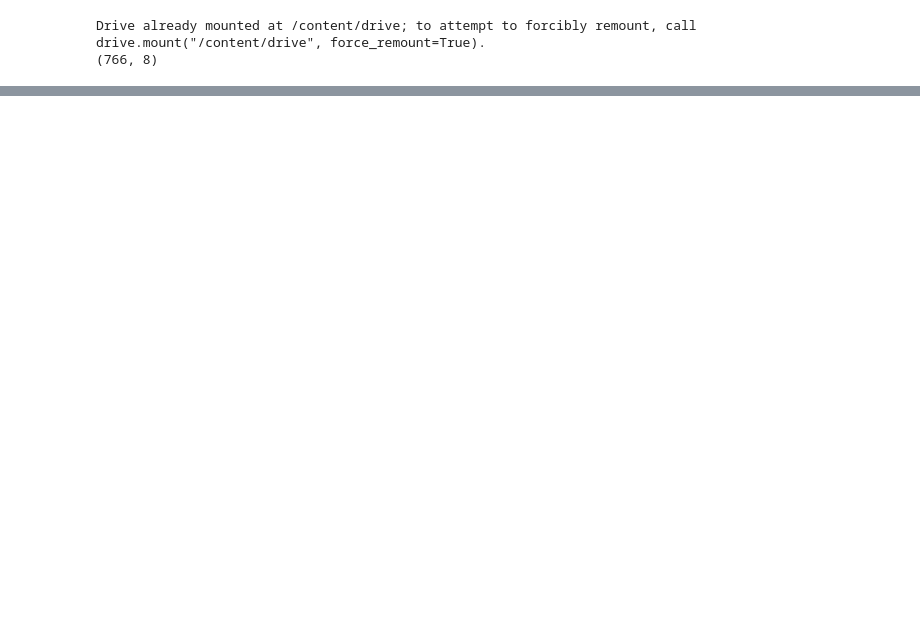
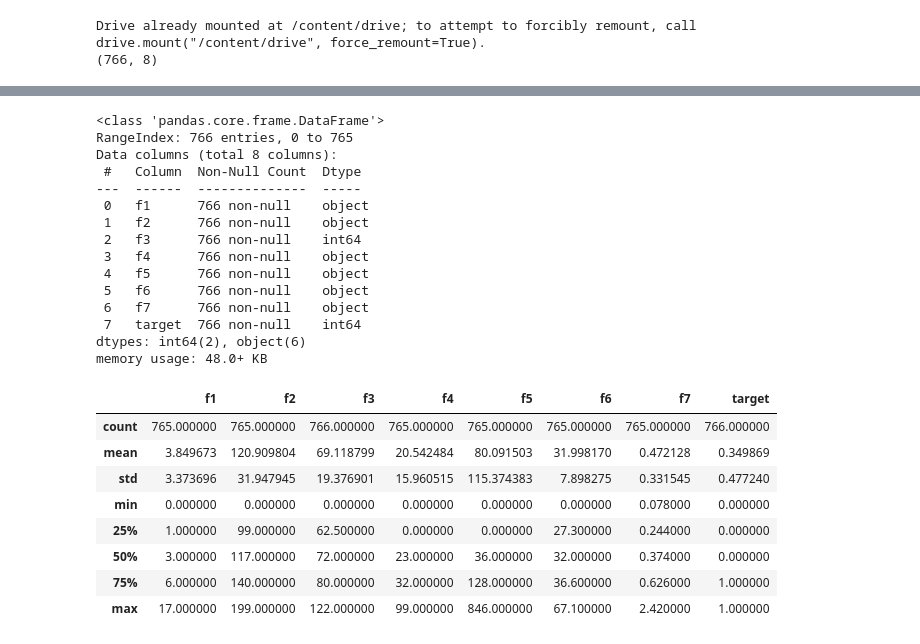
Before and after one commit to Ganesh-Kdt/Assignment-2-NN, a Jupyter notebook: Assignment_2.ipynb, the cells around one changed output, grey strips where cells are left out. Drawn from its saved outputs; the diff is of its cells as text; code cells hidden in the pictures; blank space fills up the shorter version.

```diff
--- a/Assignment_2.ipynb
+++ b/Assignment_2.ipynb
@@ -92,0 +19,30 @@ Test data shape: torch.Size([115, 7]) torch.Size([115])
+# %%
+#main statistics related to our dataset
+df.info()
+df=df.apply(pd.to_numeric,errors='coerce')
+df.describe()
+# %% [output]
+<class 'pandas.core.frame.DataFrame'>
+RangeIndex: 766 entries, 0 to 765
+Data columns (total 8 columns):
+ #   Column  Non-Null Count  Dtype
+---  ------  --------------  -----
+ 0   f1      766 non-null    object
+ 1   f2      766 non-null    object
+ 2   f3      766 non-null    int64
+ 3   f4      766 non-null    object
+ 4   f5      766 non-null    object
+ 5   f6      766 non-null    object
+ 6   f7      766 non-null    object
+ 7   target  766 non-null    int64
+dtypes: int64(2), object(6)
+memory usage: 48.0+ KB
+|  | f1 | f2 | f3 | f4 | f5 | f6 | f7 | target |
+| count | 765.000000 | 765.000000 | 766.000000 | 765.000000 | 765.000000 | 765.000000 | 765.000000 | 766.000000 |
+| mean | 3.849673 | 120.909804 | 69.118799 | 20.542484 | 80.091503 | 31.998170 | 0.472128 | 0.349869 |
+| std | 3.373696 | 31.947945 | 19.376901 | 15.960515 | 115.374383 | 7.898275 | 0.331545 | 0.477240 |
+| min | 0.000000 | 0.000000 | 0.000000 | 0.000000 | 0.000000 | 0.000000 | 0.078000 | 0.000000 |
+| 25% | 1.000000 | 99.000000 | 62.500000 | 0.000000 | 0.000000 | 27.300000 | 0.244000 | 0.000000 |
+| 50% | 3.000000 | 117.000000 | 72.000000 | 23.000000 | 36.000000 | 32.000000 | 0.374000 | 0.000000 |
+| 75% | 6.000000 | 140.000000 | 80.000000 | 32.000000 | 128.000000 | 36.600000 | 0.626000 | 1.000000 |
+| max | 17.000000 | 199.000000 | 122.000000 | 99.000000 | 846.000000 | 67.100000 | 2.420000 | 1.000000 |
```
Also changed, not shown: parts of 7 cells of this notebook.
